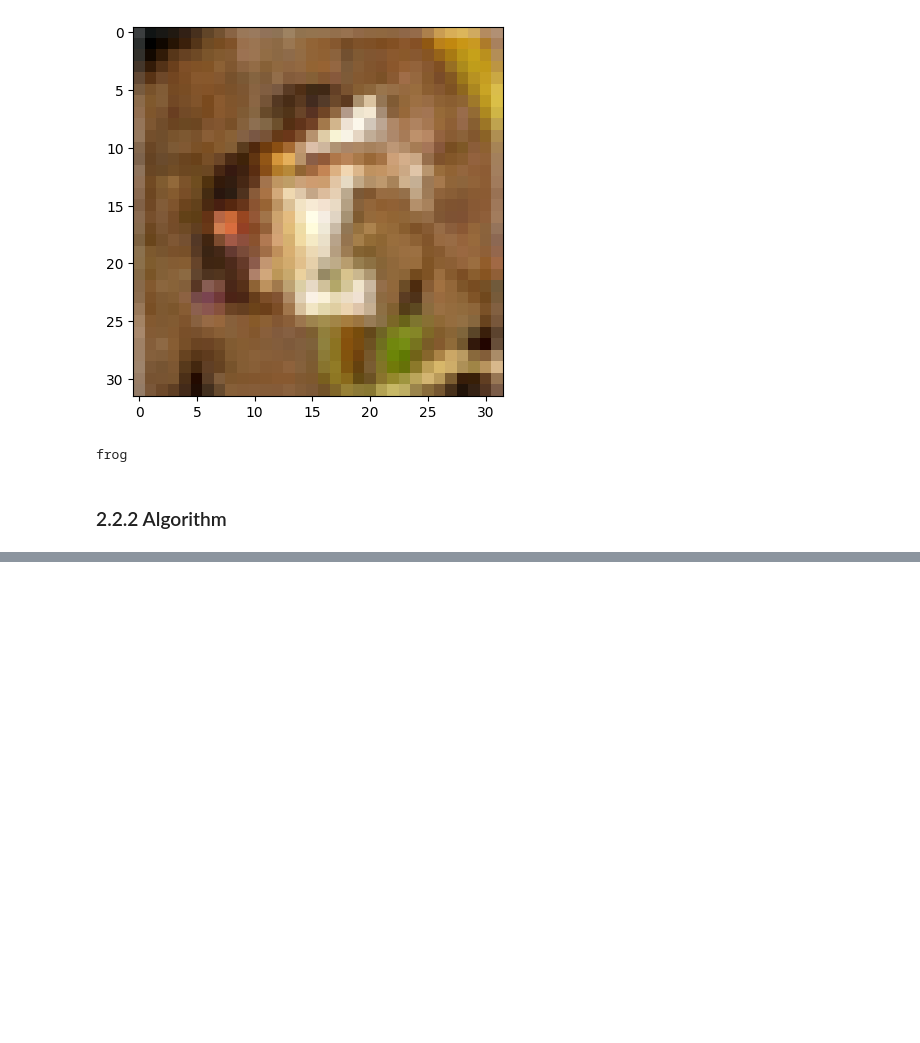
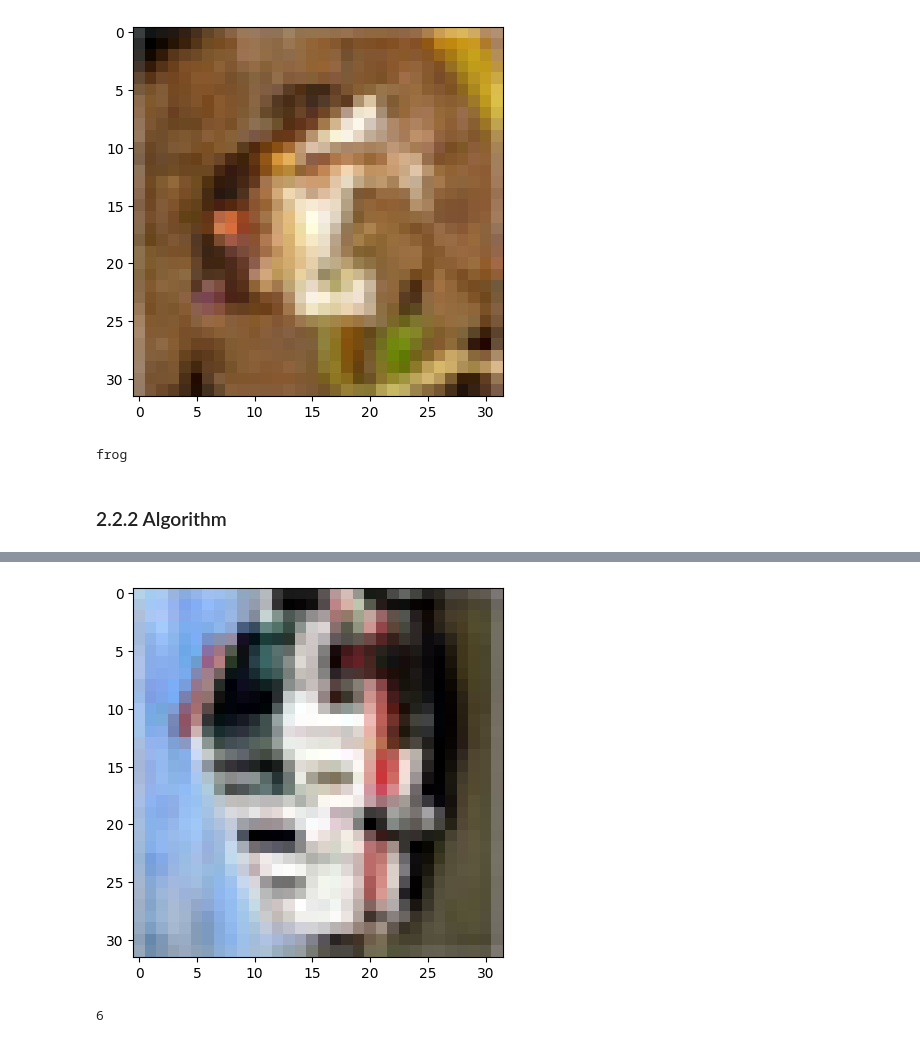
Before and after one commit to Bronomor/HashMaster, a Jupyter notebook: 1.LSH/LSH.ipynb, the cells around one changed output, grey strips where cells are left out. Drawn from its saved outputs; the diff is of its cells as text; code cells hidden in the pictures; blank space fills up the shorter version.

```diff
--- a/1.LSH/LSH.ipynb
+++ b/1.LSH/LSH.ipynb
@@ -225,5 +243,9 @@ labels[5416]
 # %%
-plt.imshow(images[9786].T, interpolation='nearest')
+plt.imshow(images[9432].reshape(3,32,32).T, interpolation='nearest')
 plt.show()
+# %% [output]
+[figure, added]
 # %%
-labels[9786]
+labels[9275]
+# %% [output]
+6
```
Also changed, not shown: parts of 10 cells of this notebook, 1 other file.
